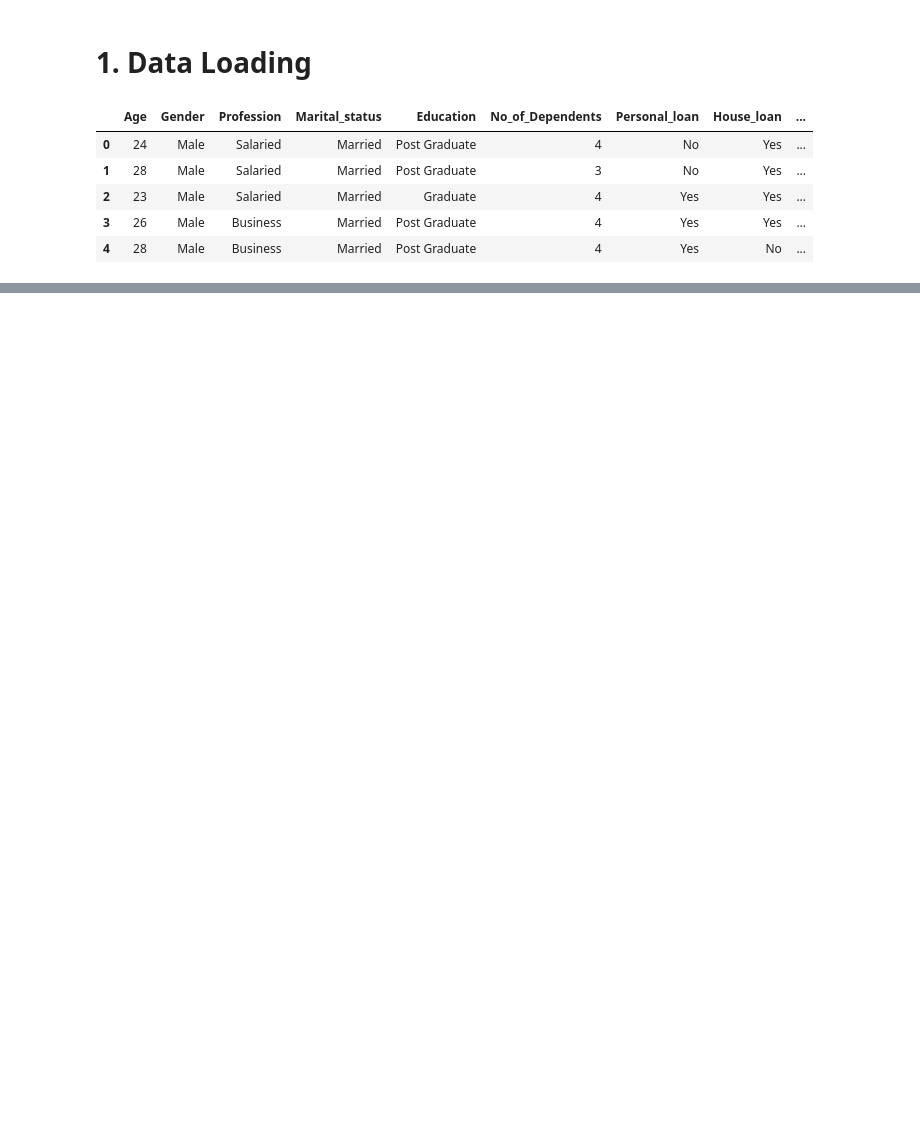
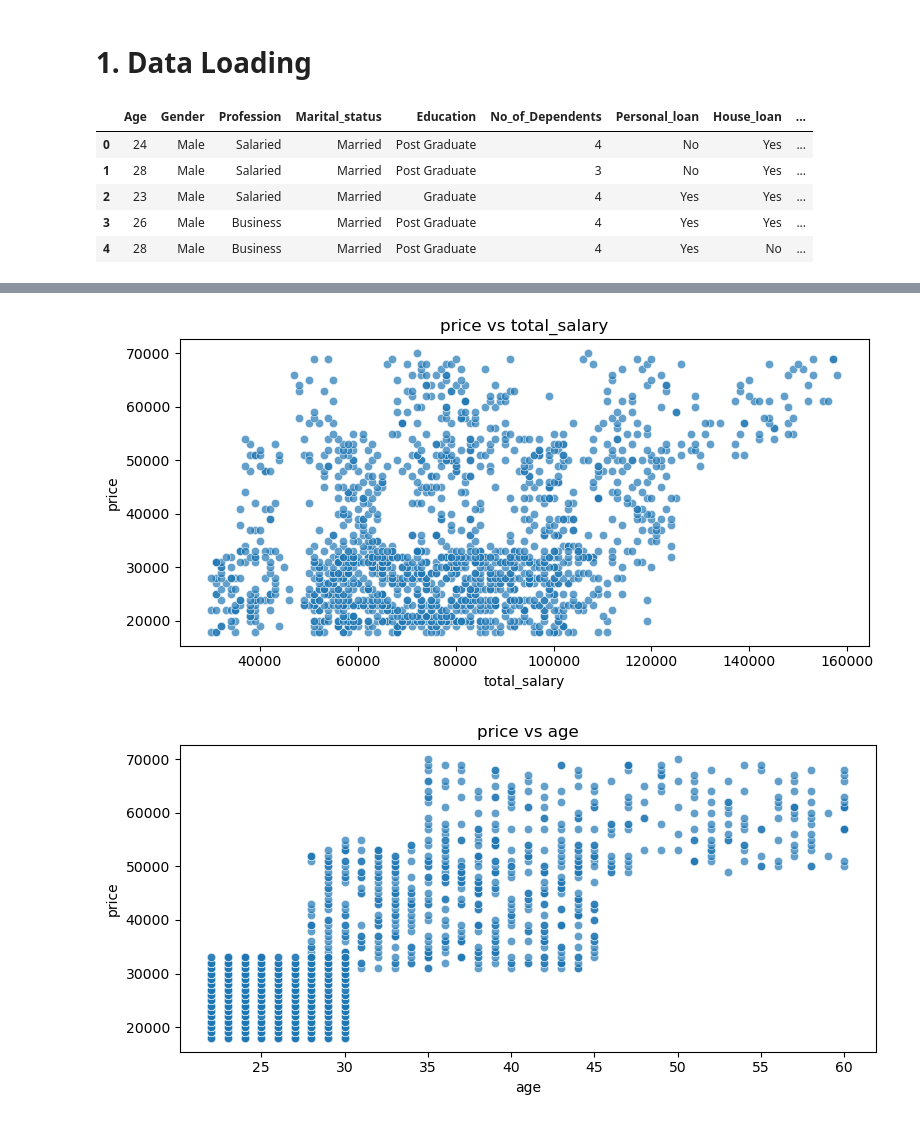
Before and after one commit to emmanuelakinadubi-source/ds_may_wk1_assignment, a Jupyter notebook: src/notebook/EDA_Austo_Automobile.ipynb, the cells around one changed output, grey strips where cells are left out. Drawn from its saved outputs; the diff is of its cells as text; code cells hidden in the pictures; blank space fills up the shorter version.

```diff
--- a/src/notebook/EDA_Austo_Automobile.ipynb
+++ b/src/notebook/EDA_Austo_Automobile.ipynb
@@ -73,0 +251,6 @@ df.head()
+# %%
+Visualizer.plot_scatter(cleaned_df, x="total_salary", y="price")
+Visualizer.plot_scatter(cleaned_df, x="age", y="price")
+# %% [output]
+[figure, added]
+[figure, added]
```
Also changed, not shown: parts of 21 cells of this notebook, 5 other files.
